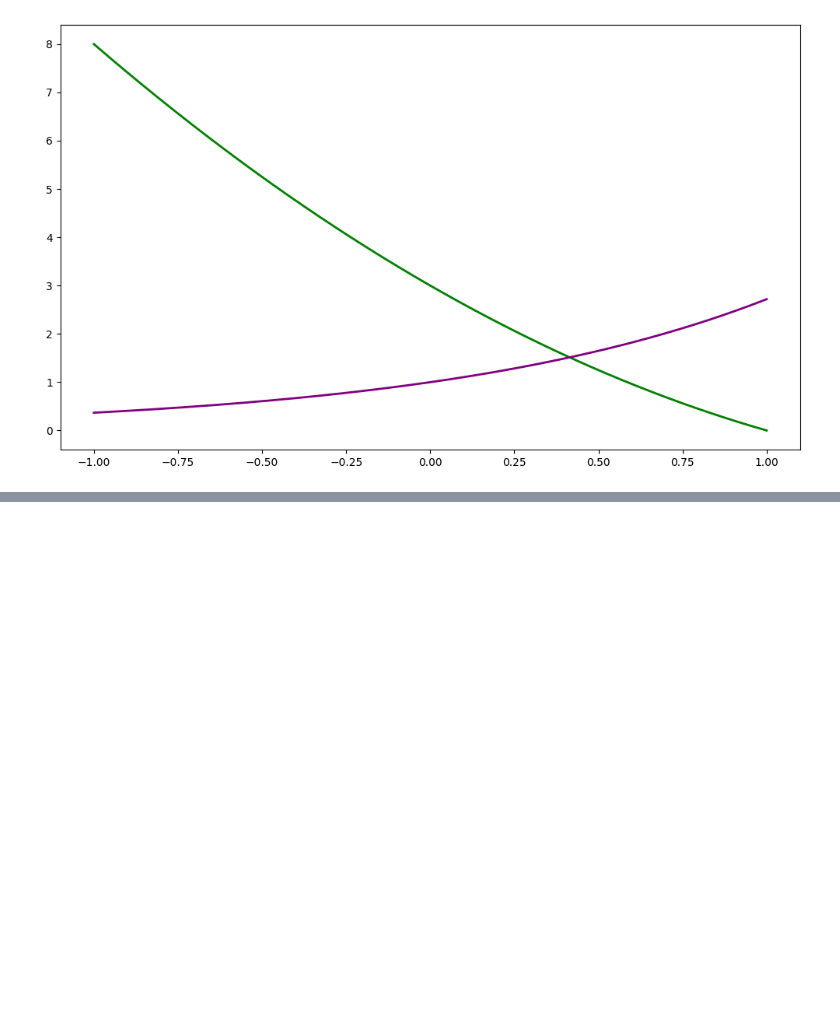
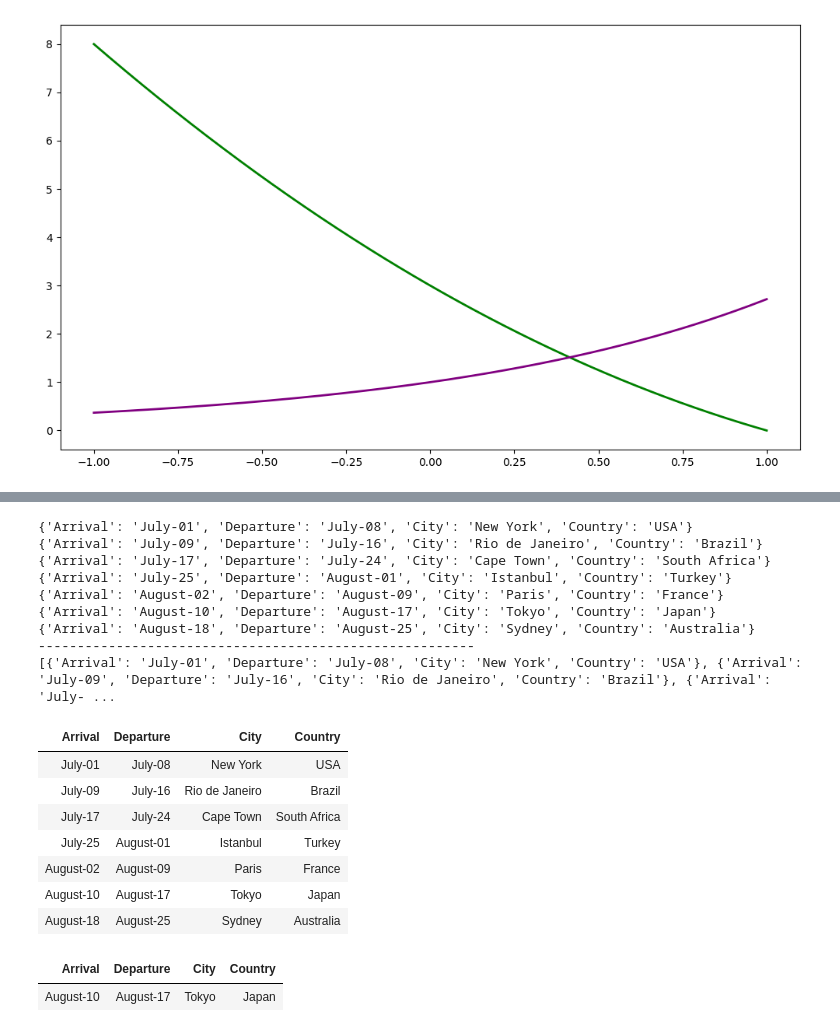
Before and after one commit to liweilicoder/AIPythonStudy, a Jupyter notebook: deeplearning_ai.ipynb, the cells around one changed output, grey strips where cells are left out. Saved outputs shown, nothing was run; the diff lists cells and outputs as text; code cells hidden in the pictures; blank space fills up the shorter version.

```diff
--- a/deeplearning_ai.ipynb
+++ b/deeplearning_ai.ipynb
@@ -106,0 +290,61 @@ plt.show()
+# %%
+from helper_functions import get_llm_response
+from csv_functions import display_table
+from IPython.display import Markdown
+import csv
+
+f = open("./csv/journal.csv", "r")
+csv_reader = csv.DictReader(f)
+itinerary = []
+for row in csv_reader:
+    itinerary.append(row)
+    print(row)
+
+f.close()
+print("--------------------------------------------------------")
+print(itinerary)
+
+display_table(itinerary)
+
+filtered_data = []
+# Filter by country
+for trip_stop in itinerary:
+    # For example: get the destinations located in "Japan"
+    if trip_stop["Country"] == "Japan":
+        filtered_data.append(trip_stop)
+display_table(filtered_data)
+
+trip_stop = itinerary[0]
+city = trip_stop["City"]
+country = trip_stop["Country"]
+arrival = trip_stop["Arrival"]
+departure = trip_stop["Departure"]
+
+prompt = f"""I will visit {city}, {country}, from {arrival} to {departure}.
+Please create a detailed daily itinerary."""
+
+# Store the LLM response
+response = get_llm_response(prompt, "minimax")
+
+# Print in Markdown format
+display(Markdown(response))
+# %% [output]
+{'Arrival': 'July-01', 'Departure': 'July-08', 'City': 'New York', 'Country': 'USA'}
+{'Arrival': 'July-09', 'Departure': 'July-16', 'City': 'Rio de Janeiro', 'Country': 'Brazil'}
+{'Arrival': 'July-17', 'Departure': 'July-24', 'City': 'Cape Town', 'Country': 'South Africa'}
+{'Arrival': 'July-25', 'Departure': 'August-01', 'City': 'Istanbul', 'Country': 'Turkey'}
+{'Arrival': 'August-02', 'Departure': 'August-09', 'City': 'Paris', 'Country': 'France'}
+{'Arrival': 'August-10', 'Departure': 'August-17', 'City': 'Tokyo', 'Country': 'Japan'}
+{'Arrival': 'August-18', 'Departure': 'August-25', 'City': 'Sydney', 'Country': 'Australia'}
+--------------------------------------------------------
+[{'Arrival': 'July-01', 'Departure': 'July-08', 'City': 'New York', 'Country': 'USA'}, {'Arrival': 'July-09', 'Departure': 'July-16', 'City': 'Rio de Janeiro', 'Country': 'Brazil'}, {'Arrival': 'July- ...
+| Arrival | Departure | City | Country |
+| July-01 | July-08 | New York | USA |
+| July-09 | July-16 | Rio de Janeiro | Brazil |
+| July-17 | July-24 | Cape Town | South Africa |
+| July-25 | August-01 | Istanbul | Turkey |
+| August-02 | August-09 | Paris | France |
+| August-10 | August-17 | Tokyo | Japan |
+| August-18 | August-25 | Sydney | Australia |
+| Arrival | Departure | City | Country |
+| August-10 | August-17 | Tokyo | Japan |
```
Also changed, not shown: parts of 7 cells of this notebook, 11 other files.
